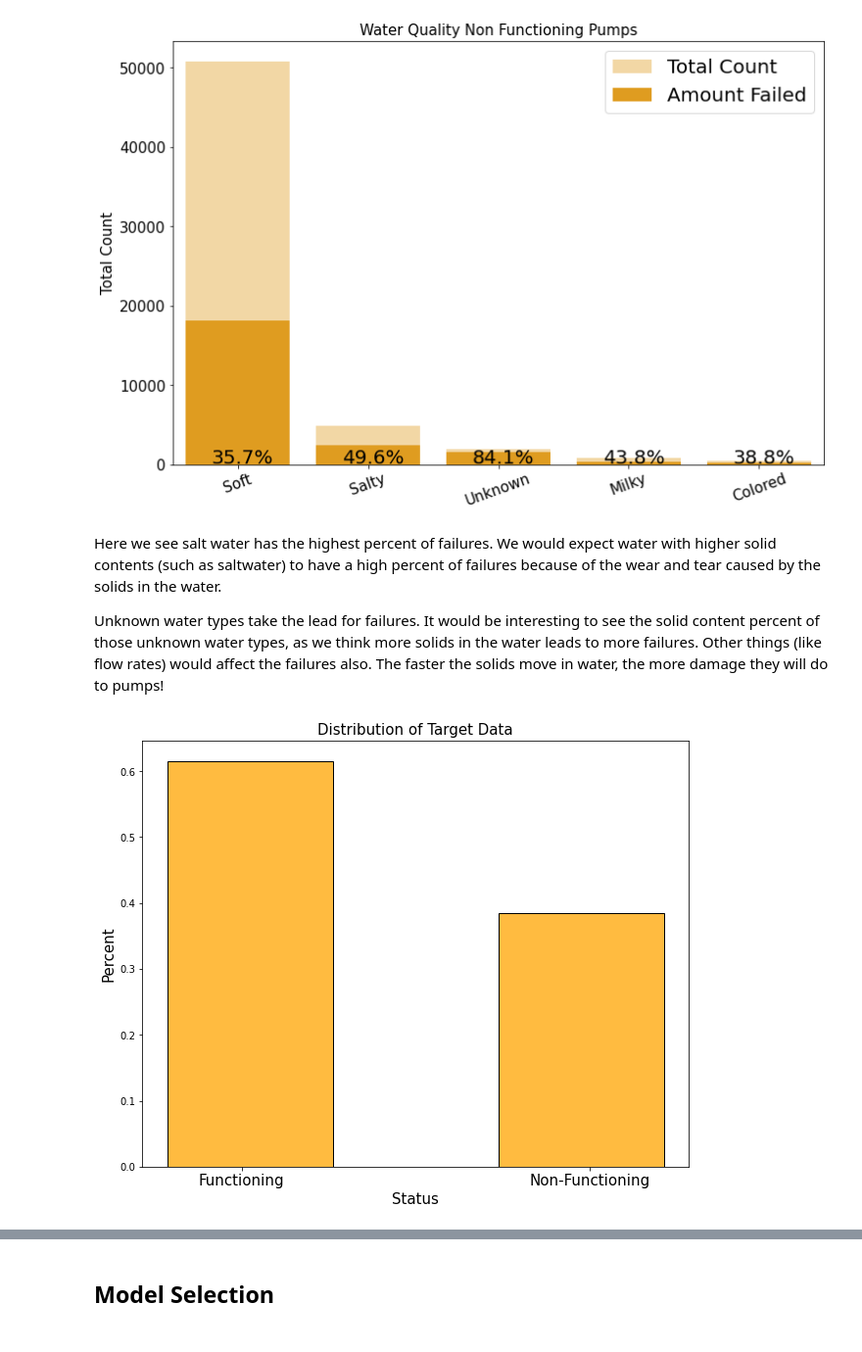
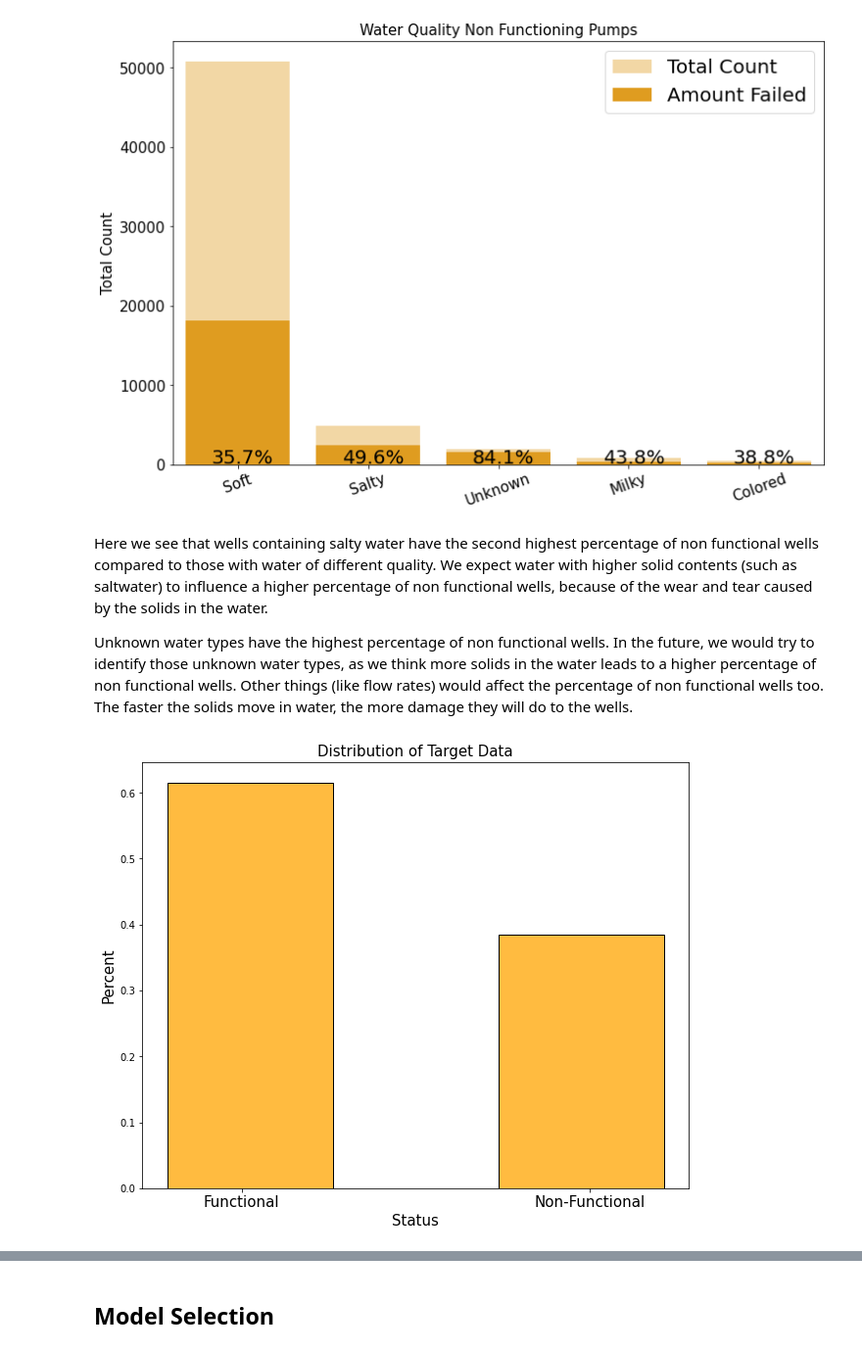
Before and after one commit to ericdnbn/machine_learning_water_pump_data_tanzania, a Jupyter notebook: Final Notebook.ipynb, the cells around one changed output, grey strips where cells are left out. Shown: that part at 98% size. Saved outputs shown, nothing was run; the diff lists cells and outputs as text; code cells hidden in the pictures.

```diff
--- a/Final Notebook.ipynb
+++ b/Final Notebook.ipynb
@@ -286,20 +307,20 @@ plt.xticks([0, 1, 2, 3 ,4], ['Soft','Salty','Unknown','Milky','Colored'],
 # %% [output]
 [figure]
 # %% [markdown]
-Here we see salt water has the highest percent of failures. We would expect water with higher solid contents (such as saltwater) to have a high percent of failures because of the wear and tear caused by the solids in the water.
+Here we see that wells containing salty water have the second highest percentage of non functional wells compared to those with water of different quality. We expect water with higher solid contents (such as saltwater) to influence a higher percentage of non functional wells, because of the wear and tear caused by the solids in the water.
 
-Unknown water types take the lead for failures. It would be interesting to see the solid content percent of those unknown water types, as we think more solids in the water leads to more failures. Other things (like flow rates) would affect the failures also. The faster the solids move in water, the more damage they will do to pumps!
+Unknown water types have the highest percentage of non functional wells. In the future, we would try to identify those unknown water types, as we think more solids in the water leads to a higher percentage of non functional wells. Other things (like flow rates) would affect the percentage of non functional wells too. The faster the solids move in water, the more damage they will do to the wells.
 # %%
 #Look at the distribution of our target data
 
 fig , ax = plt.subplots(figsize=(10,8))
 
 sns.histplot(df_binary['status_group'],stat='probability',bins=3,color='orange')
-plt.xticks([.15,.85],['Functioning','Non-Functioning'],fontsize=15)
+plt.xticks([.15,.85],['Functional','Non-Functional'],fontsize=15)
 
 ax.set_title('Distribution of Target Data',fontsize=15)
 ax.set_xlabel('Status',fontsize=15)
 ax.set_ylabel('Percent',fontsize=15);
 # %% [output]
-[figure, old version]
+[figure, new version]
 # %% [markdown]
```
Also changed, not shown: parts of 84 cells of this notebook, 2 other files.
